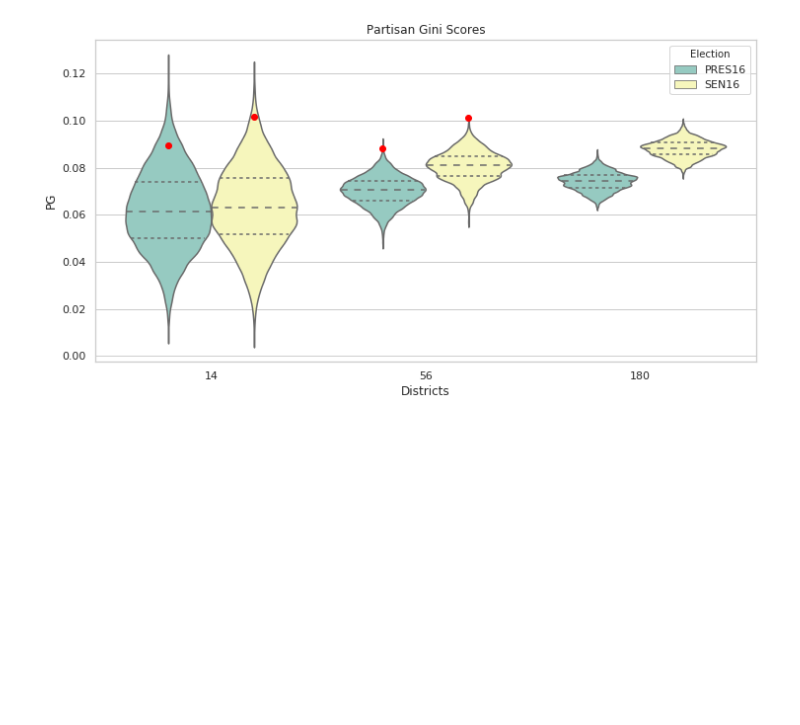
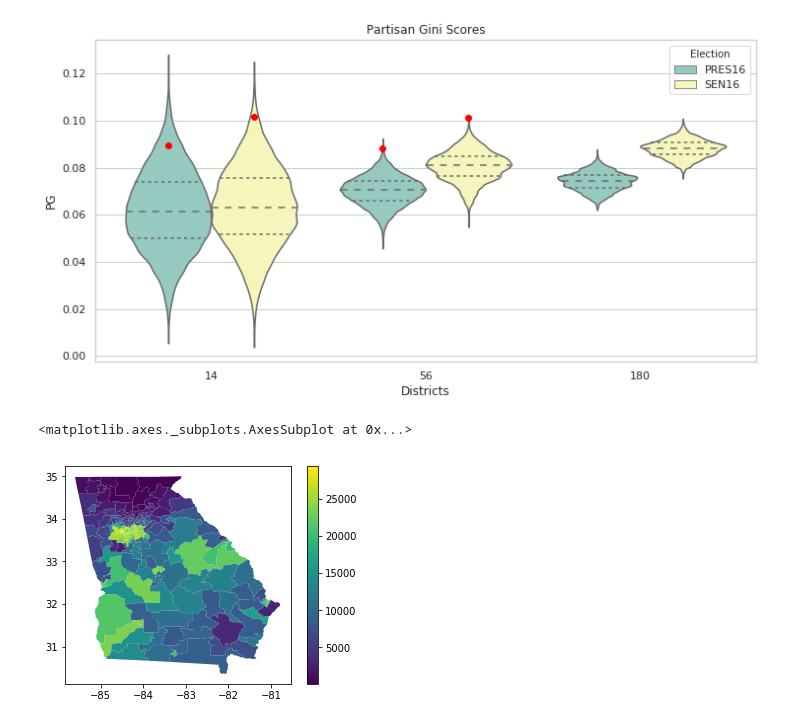
Before and after one commit to gerrymandr/georgia, a Jupyter notebook: GA_init_results.ipynb, the cells around one changed output. Saved outputs shown, nothing was run; the diff lists cells and outputs as text; code cells hidden in the pictures; blank space fills up the shorter version.

```diff
--- a/GA_init_results.ipynb
+++ b/GA_init_results.ipynb
@@ -522,3 +529,8 @@ plt.savefig("plots/partisanship/partisan_gini_scores.png", bbox_inches="tight",
 plt.show()
 # %% [output]
 [figure]
+# %%
+df_house.plot(column="BVAP", legend=True)
+# %% [output]
+<matplotlib.axes._subplots.AxesSubplot at 0x...>
+[figure, added]
```
Also changed, not shown: parts of 6 cells of this notebook, 5 other files.
